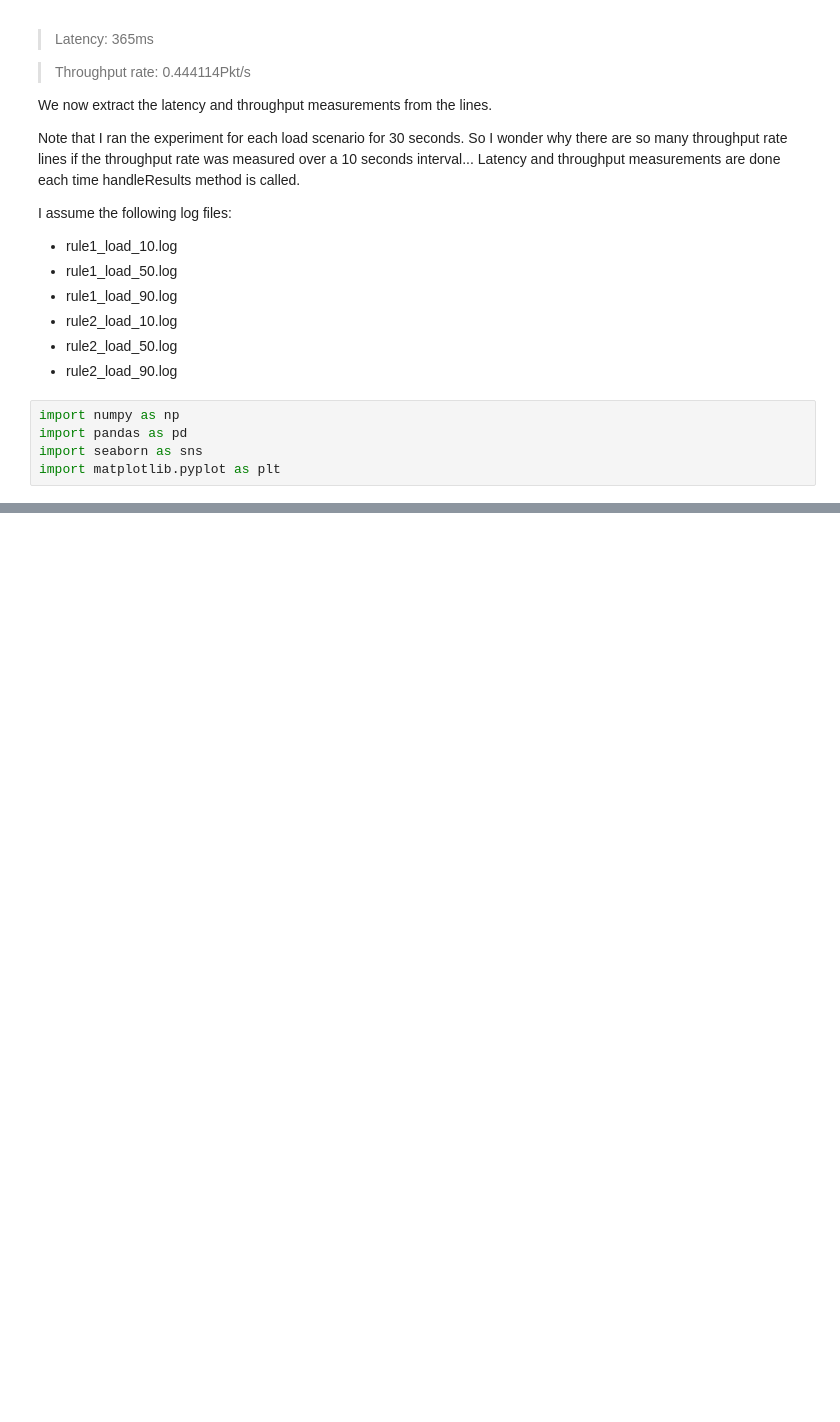
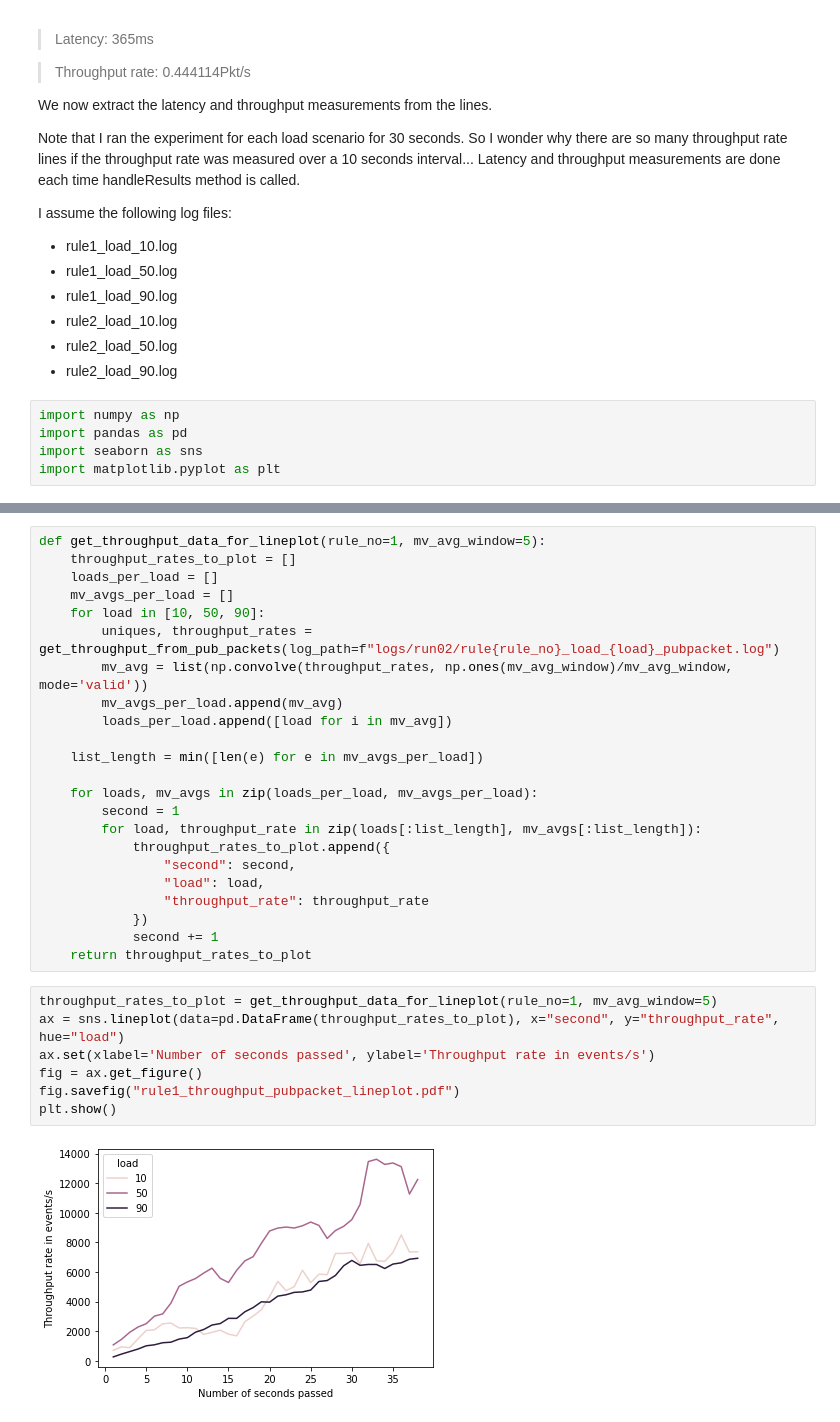
Before and after one commit to BullworthAcademy/TRex, a Jupyter notebook: TRex_evaluation_setup.ipynb, the cells around one changed output, grey strips where cells are left out. Drawn from its saved outputs; the diff is of its cells as text; blank space fills up the shorter version.

```diff
--- a/TRex_evaluation_setup.ipynb
+++ b/TRex_evaluation_setup.ipynb
@@ -372,0 +460,32 @@ plt.show()
+# %%
+def get_throughput_data_for_lineplot(rule_no=1, mv_avg_window=5):
+    throughput_rates_to_plot = []
+    loads_per_load = []
+    mv_avgs_per_load = []
+    for load in [10, 50, 90]:
+        uniques, throughput_rates = get_throughput_from_pub_packets(log_path=f"logs/run02/rule{rule_no}_load_{load}_pubpacket.log")
+        mv_avg = list(np.convolve(throughput_rates, np.ones(mv_avg_window)/mv_avg_window, mode='valid'))
+        mv_avgs_per_load.append(mv_avg)
+        loads_per_load.append([load for i in mv_avg])
+
+    list_length = min([len(e) for e in mv_avgs_per_load])
+
+    for loads, mv_avgs in zip(loads_per_load, mv_avgs_per_load):
+        second = 1
+        for load, throughput_rate in zip(loads[:list_length], mv_avgs[:list_length]):
+            throughput_rates_to_plot.append({
+                "second": second,
+                "load": load,
+                "throughput_rate": throughput_rate
+            })
+            second += 1
+    return throughput_rates_to_plot
+# %%
+throughput_rates_to_plot = get_throughput_data_for_lineplot(rule_no=1, mv_avg_window=5)
+ax = sns.lineplot(data=pd.DataFrame(throughput_rates_to_plot), x="second", y="throughput_rate", hue="load")
+ax.set(xlabel='Number of seconds passed', ylabel='Throughput rate in events/s')
+fig = ax.get_figure()
+fig.savefig("rule1_throughput_pubpacket_lineplot.pdf")
+plt.show()
+# %% [output]
+[figure, added]
```
Also changed, not shown: parts of 47 cells of this notebook, 14 other files.
